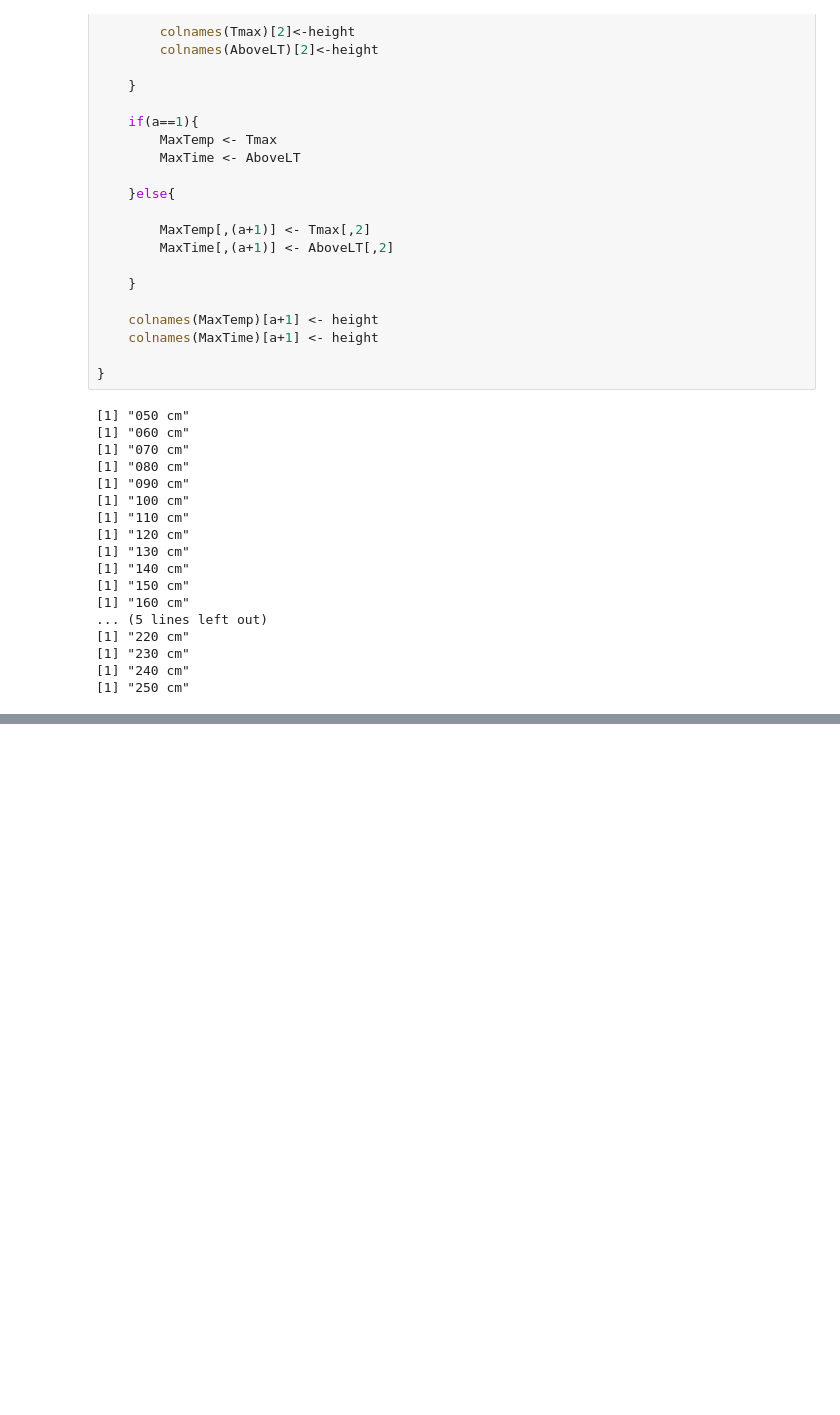
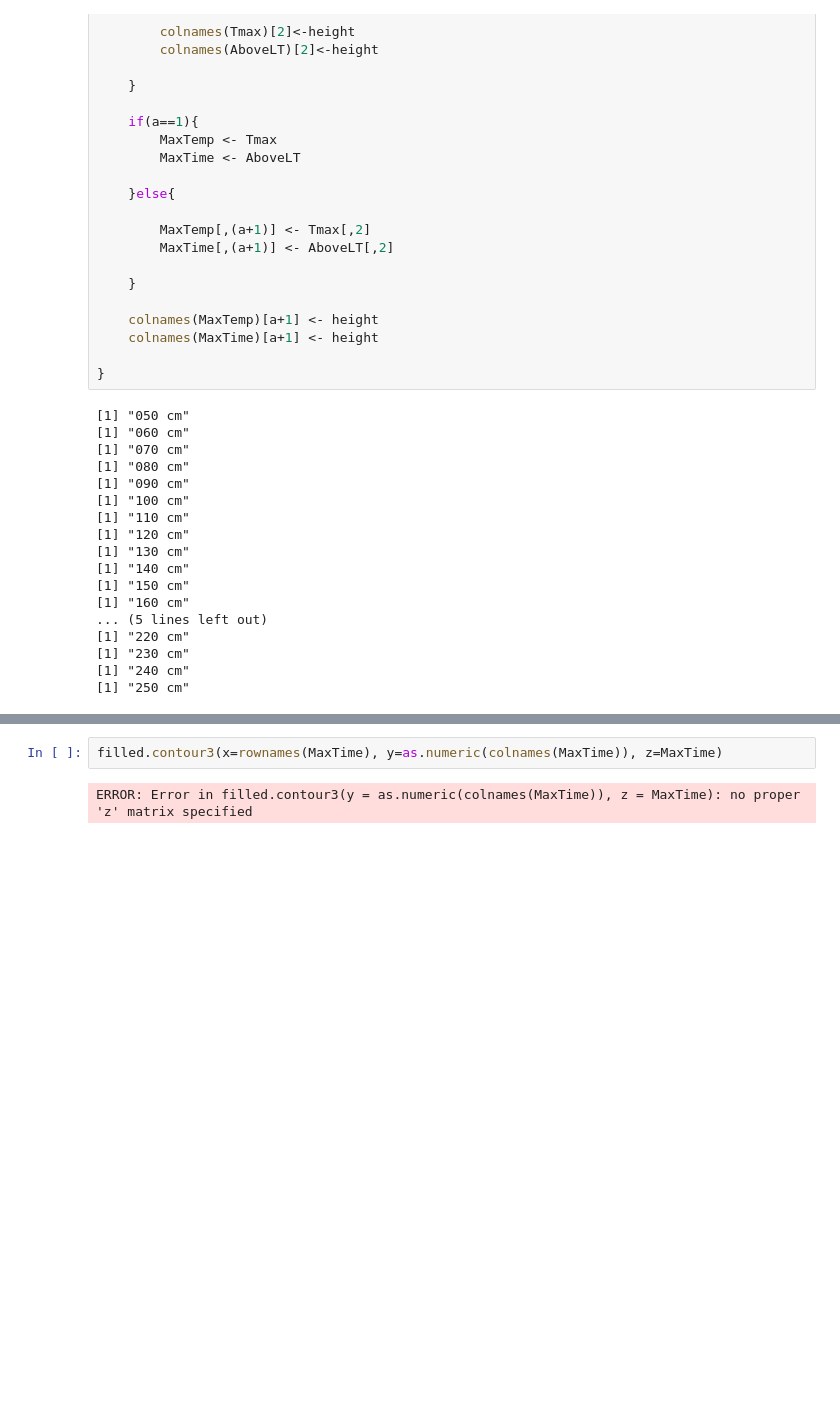
Before and after one commit to kallisons/NZMusselTemperatures, a Jupyter notebook: RCode_ProcessOutput/PlotMonthlyByHeight.ipynb, the cells around one changed output, grey strips where cells are left out. Drawn from its saved outputs; the diff is of its cells as text; blank space fills up the shorter version.

```diff
--- a/RCode_ProcessOutput/PlotMonthlyByHeight.ipynb
+++ b/RCode_ProcessOutput/PlotMonthlyByHeight.ipynb
@@ -133,0 +115,5 @@ axis(2, at = 1:nrow(MaxTime), labels=rownames(MaxTime),srt=45,tick=FALSE)
+# %%
+filled.contour3(x=rownames(MaxTime), y=as.numeric(colnames(MaxTime)), z=MaxTime)
+# %% [output]
+ERROR: Error in filled.contour3(y = as.numeric(colnames(MaxTime)), z = MaxTime): no proper 'z' matrix specified
+[figure, added]
```
Also changed, not shown: parts of 9 cells of this notebook, 33 other files.
